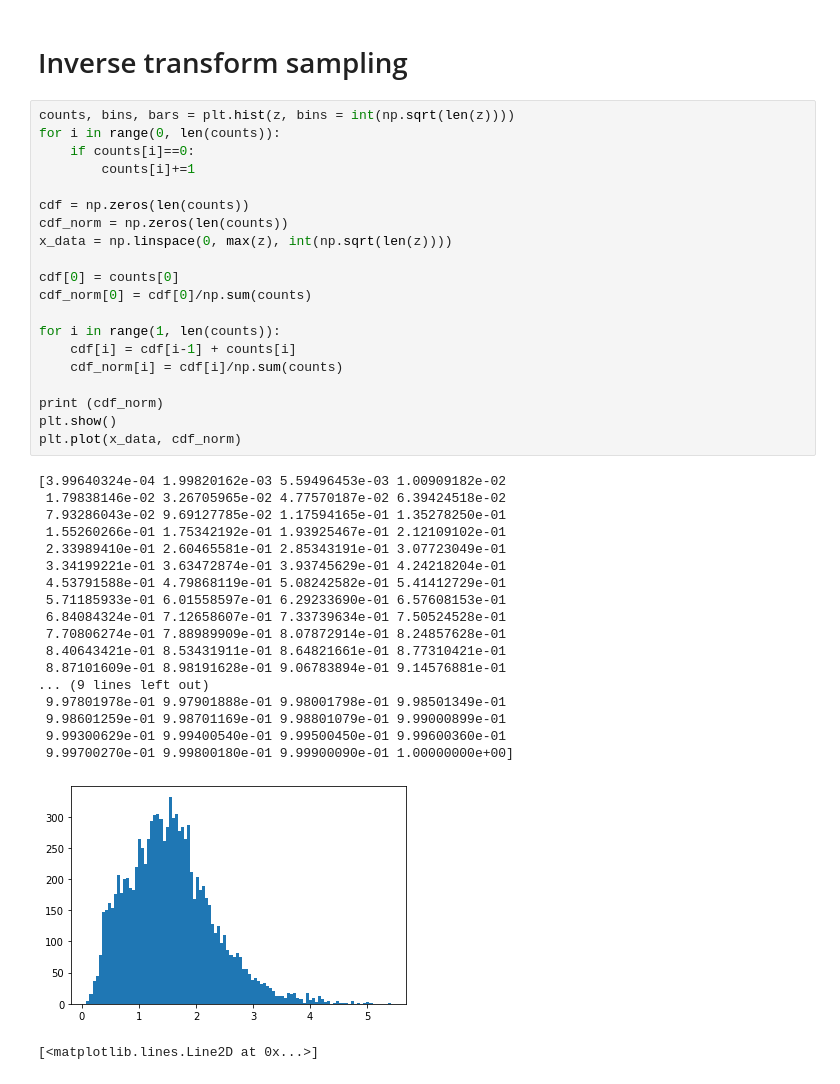
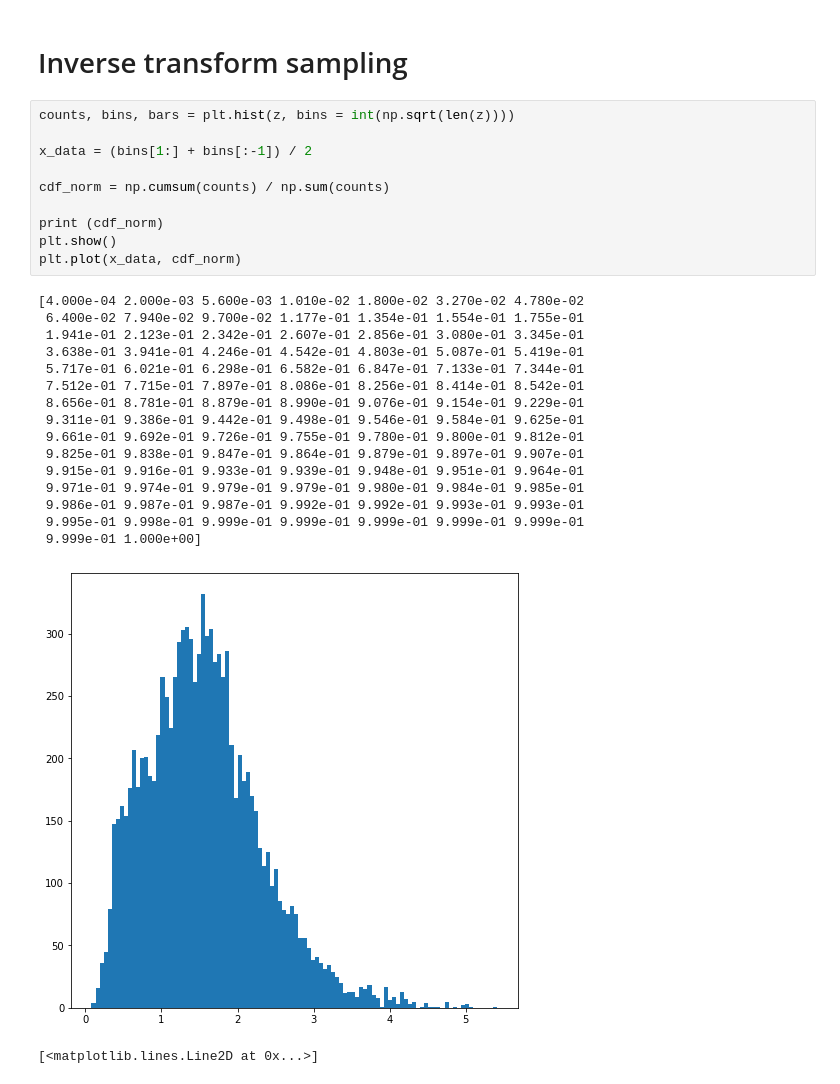
Before and after one commit to EdoSanto/astrostatistics_bicocca_2024, a Jupyter notebook: working/Cloning quasars.ipynb, the cells around one changed output. Cells and saved outputs as stored; diff of their text form.

```diff
--- a/working/Cloning quasars.ipynb
+++ b/working/Cloning quasars.ipynb
@@ -37,41 +37,29 @@ plt.hist(goodpoints,bins = int(np.sqrt(len(goodpoints))), density = True, histty
 # Inverse transform sampling
 # %%
 counts, bins, bars = plt.hist(z, bins = int(np.sqrt(len(z))))
-for i in range(0, len(counts)):
-    if counts[i]==0:
-        counts[i]+=1
 
-cdf = np.zeros(len(counts))
-cdf_norm = np.zeros(len(counts))
-x_data = np.linspace(0, max(z), int(np.sqrt(len(z))))
+x_data = (bins[1:] + bins[:-1]) / 2
 
-cdf[0] = counts[0]
-cdf_norm[0] = cdf[0]/np.sum(counts)
-
-for i in range(1, len(counts)):
-    cdf[i] = cdf[i-1] + counts[i]
-    cdf_norm[i] = cdf[i]/np.sum(counts)
+cdf_norm = np.cumsum(counts) / np.sum(counts)
 
 print (cdf_norm)
 plt.show()
 plt.plot(x_data, cdf_norm)
 # %% [output]
-[3.99640324e-04 1.99820162e-03 5.59496453e-03 1.00909182e-02
- 1.79838146e-02 3.26705965e-02 4.77570187e-02 6.39424518e-02
- 7.93286043e-02 9.69127785e-02 1.17594165e-01 1.35278250e-01
- 1.55260266e-01 1.75342192e-01 1.93925467e-01 2.12109102e-01
- 2.33989410e-01 2.60465581e-01 2.85343191e-01 3.07723049e-01
- 3.34199221e-01 3.63472874e-01 3.93745629e-01 4.24218204e-01
- 4.53791588e-01 4.79868119e-01 5.08242582e-01 5.41412729e-01
- 5.71185933e-01 6.01558597e-01 6.29233690e-01 6.57608153e-01
- 6.84084324e-01 7.12658607e-01 7.33739634e-01 7.50524528e-01
- 7.70806274e-01 7.88989909e-01 8.07872914e-01 8.24857628e-01
- 8.40643421e-01 8.53431911e-01 8.64821661e-01 8.77310421e-01
- 8.87101609e-01 8.98191628e-01 9.06783894e-01 9.14576881e-01
-... (9 lines left out)
- 9.97801978e-01 9.97901888e-01 9.98001798e-01 9.98501349e-01
- 9.98601259e-01 9.98701169e-01 9.98801079e-01 9.99000899e-01
- 9.99300629e-01 9.99400540e-01 9.99500450e-01 9.99600360e-01
- 9.99700270e-01 9.99800180e-01 9.99900090e-01 1.00000000e+00]
+[4.000e-04 2.000e-03 5.600e-03 1.010e-02 1.800e-02 3.270e-02 4.780e-02
+ 6.400e-02 7.940e-02 9.700e-02 1.177e-01 1.354e-01 1.554e-01 1.755e-01
+ 1.941e-01 2.123e-01 2.342e-01 2.607e-01 2.856e-01 3.080e-01 3.345e-01
+ 3.638e-01 3.941e-01 4.246e-01 4.542e-01 4.803e-01 5.087e-01 5.419e-01
+ 5.717e-01 6.021e-01 6.298e-01 6.582e-01 6.847e-01 7.133e-01 7.344e-01
+ 7.512e-01 7.715e-01 7.897e-01 8.086e-01 8.256e-01 8.414e-01 8.542e-01
+ 8.656e-01 8.781e-01 8.879e-01 8.990e-01 9.076e-01 9.154e-01 9.229e-01
+ 9.311e-01 9.386e-01 9.442e-01 9.498e-01 9.546e-01 9.584e-01 9.625e-01
+ 9.661e-01 9.692e-01 9.726e-01 9.755e-01 9.780e-01 9.800e-01 9.812e-01
+ 9.825e-01 9.838e-01 9.847e-01 9.864e-01 9.879e-01 9.897e-01 9.907e-01
+ 9.915e-01 9.916e-01 9.933e-01 9.939e-01 9.948e-01 9.951e-01 9.964e-01
+ 9.971e-01 9.974e-01 9.979e-01 9.979e-01 9.980e-01 9.984e-01 9.985e-01
+ 9.986e-01 9.987e-01 9.987e-01 9.992e-01 9.992e-01 9.993e-01 9.993e-01
+ 9.995e-01 9.998e-01 9.999e-01 9.999e-01 9.999e-01 9.999e-01 9.999e-01
+ 9.999e-01 1.000e+00]
-[figure, old version]
+[figure, new version]
 [<matplotlib.lines.Line2D at 0x...>]
```
Also changed, not shown: parts of 6 cells of this notebook, 4 other files.
